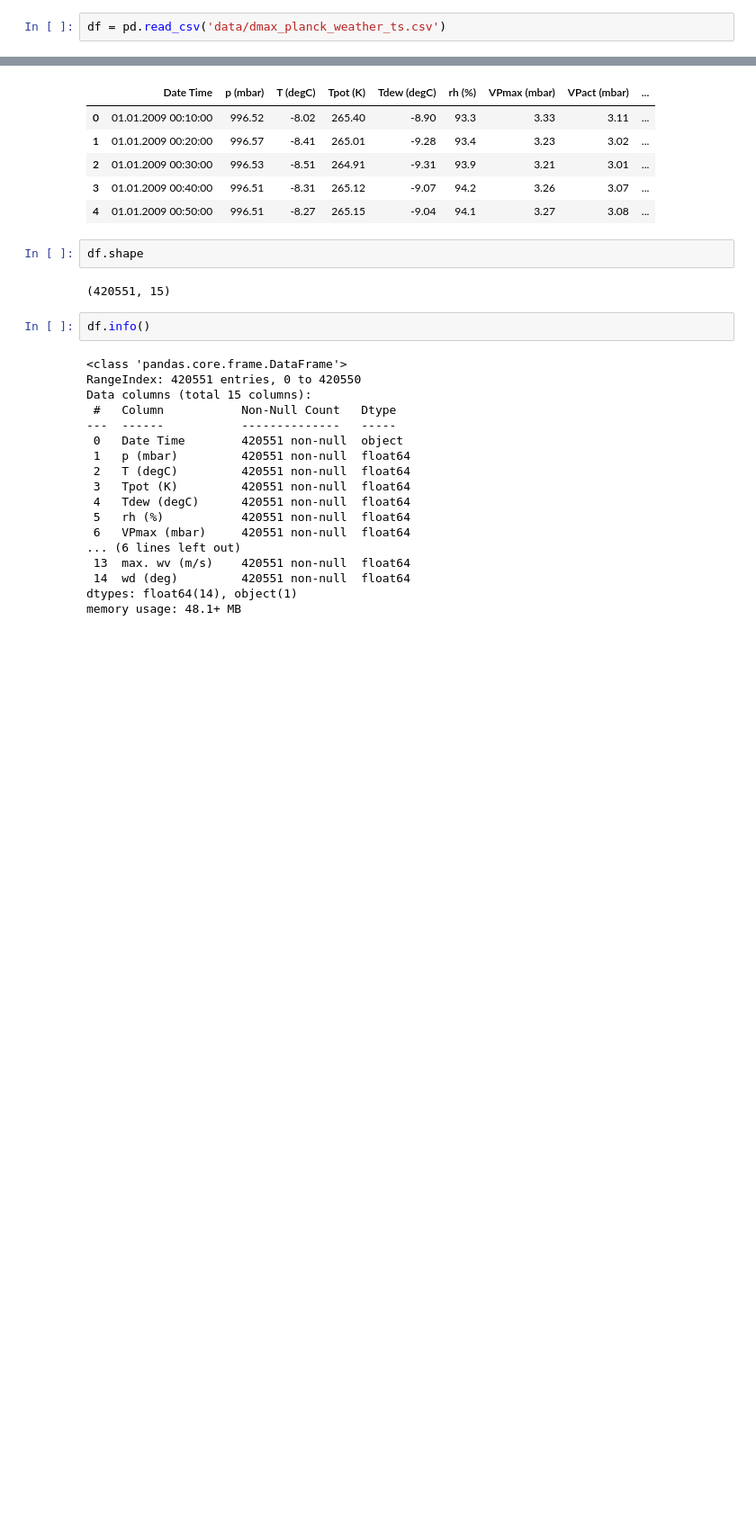
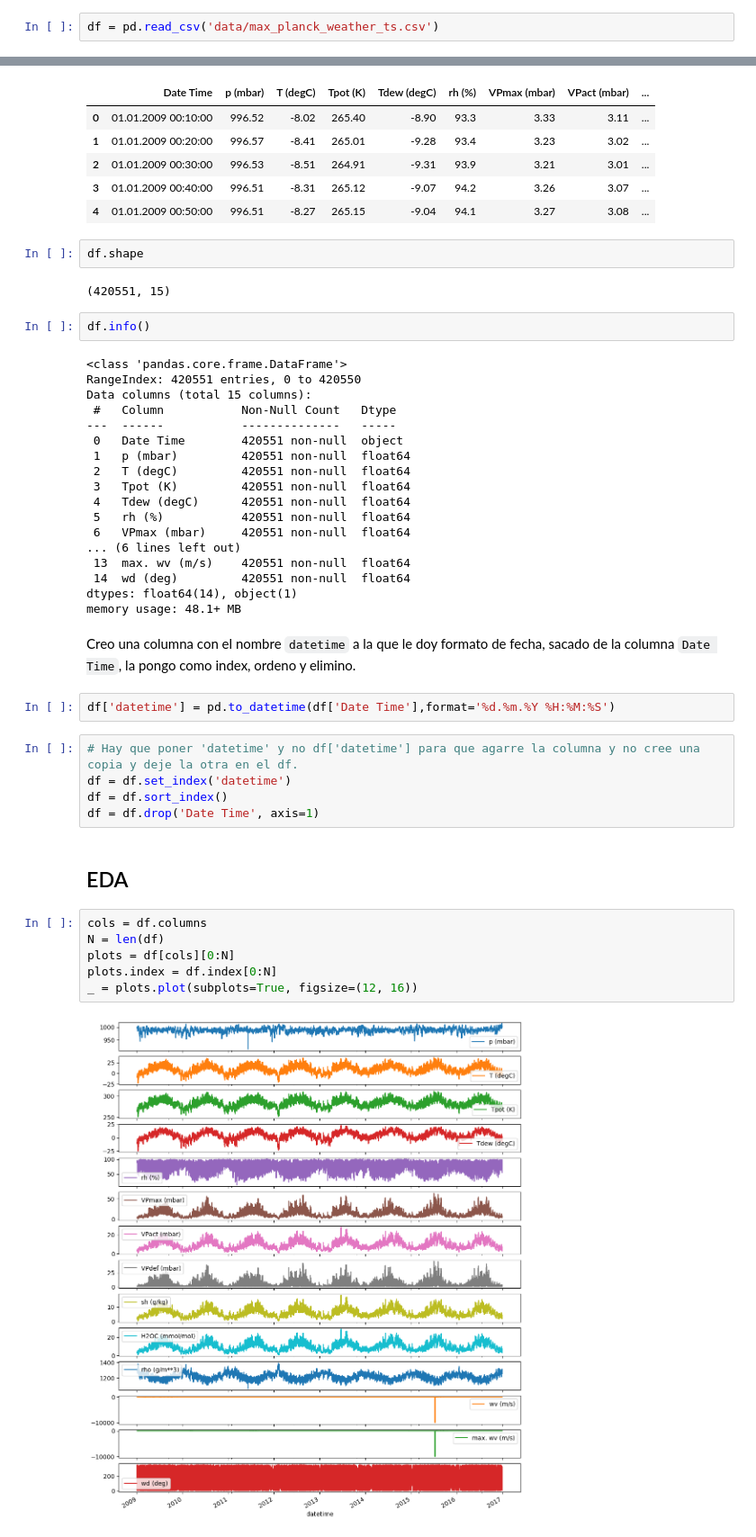
Before and after one commit to yesidexe/lstm, a Jupyter notebook: data_preparation.ipynb, the cells around one changed output, grey strips where cells are left out. Shown at 90% size. Drawn from its saved outputs; the diff is of its cells as text; blank space fills up the shorter version.

```diff
--- a/data_preparation.ipynb
+++ b/data_preparation.ipynb
@@ -2,7 +2,7 @@
 import pandas as pd
 import matplotlib.pyplot as plt
 # %%
-df = pd.read_csv('data/dmax_planck_weather_ts.csv')
+df = pd.read_csv('data/max_planck_weather_ts.csv')
 # %%
 df.head()
 # %% [output]
@@ -36,3 +36,22 @@ Data columns (total 15 columns):
  14  wd (deg)         420551 non-null  float64
 dtypes: float64(14), object(1)
 memory usage: 48.1+ MB
+# %% [markdown]
+Creo una columna con el nombre `datetime` a la que le doy formato de fecha, sacado de la columna `Date Time`, la pongo como index, ordeno y elimino.
+# %%
+df['datetime'] = pd.to_datetime(df['Date Time'],format='%d.%m.%Y %H:%M:%S')
+# %%
+# Hay que poner 'datetime' y no df['datetime'] para que agarre la columna y no cree una copia y deje la otra en el df.
+df = df.set_index('datetime')
+df = df.sort_index()
+df = df.drop('Date Time', axis=1)
+# %% [markdown]
+## EDA
+# %%
+cols = df.columns
+N = len(df)
+plots = df[cols][0:N]
+plots.index = df.index[0:N]
+_ = plots.plot(subplots=True, figsize=(12, 16))
+# %% [output]
+[figure, added]
```
Also changed, not shown: parts of 1 cell of this notebook.
